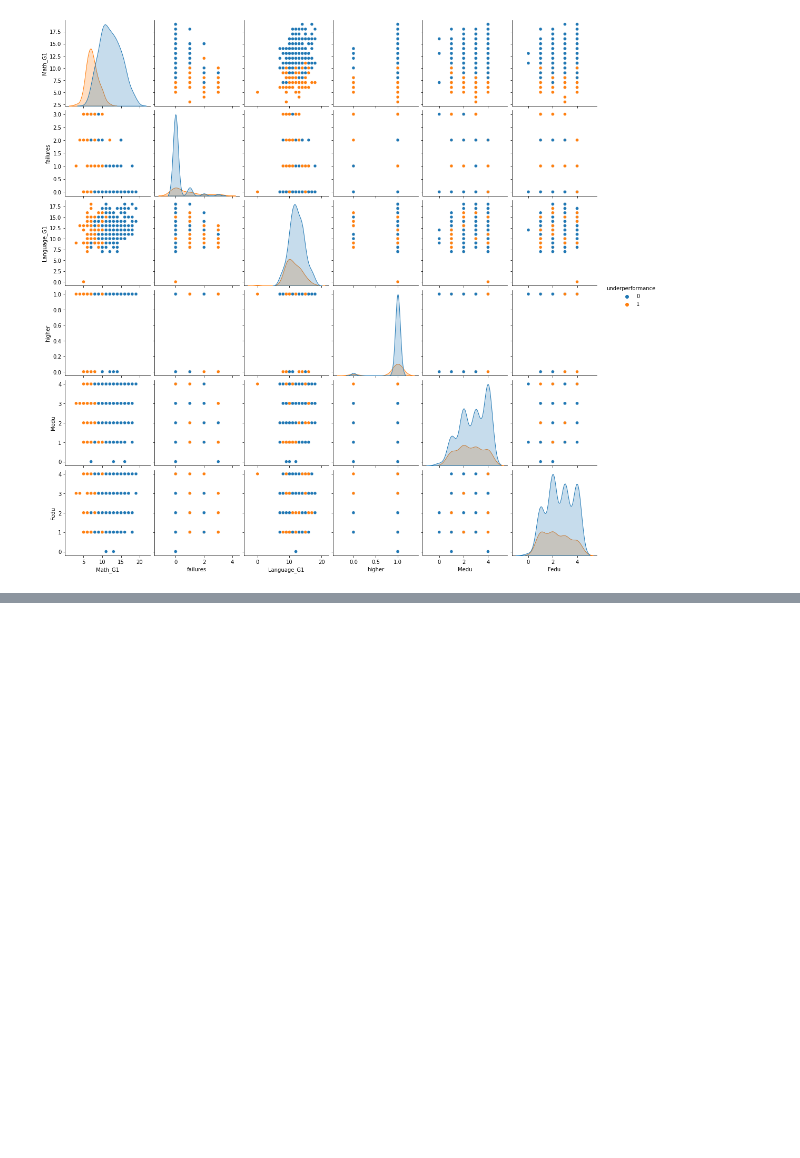
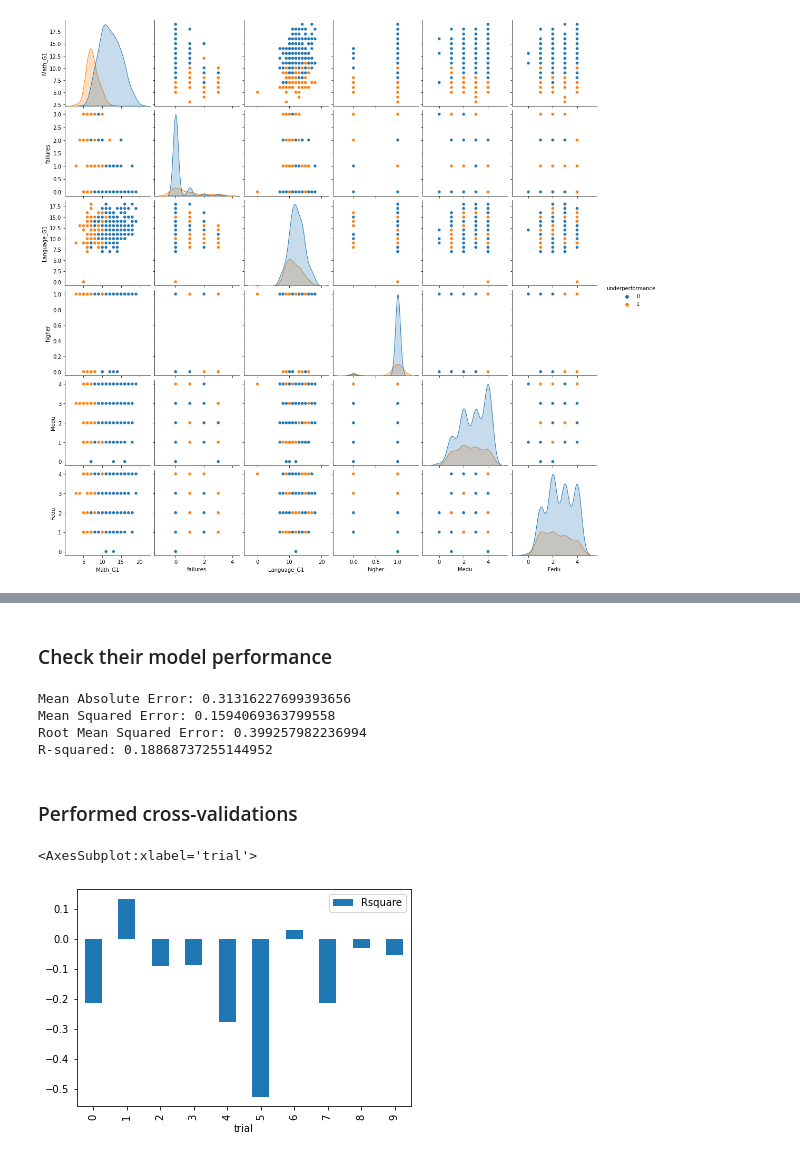
Before and after one commit to sethjmarcus/381-Data-Analytics, a Jupyter notebook: Notebooks/FinalProject_Spring2021(1).ipynb, the cells around one changed output, grey strips where cells are left out. Saved outputs shown, nothing was run; the diff lists cells and outputs as text; code cells hidden in the pictures; blank space fills up the shorter version.

Commit message:
Started Modelling

```diff
--- a/Notebooks/FinalProject_Spring2021(1).ipynb
+++ b/Notebooks/FinalProject_Spring2021(1).ipynb
@@ -288,0 +298,12 @@ sns.pairplot(df_temp, hue='underperformance')
+# %%
+#create an abs_scaler object
+abs_scaler = MaxAbsScaler()
+# calculate the maximum absolute value for scaling the data using the fit method
+abs_scaler.fit(df)
+# the maximum absolute values calculated by the fit method
+abs_scaler.max_abs_
+# transform the data using the parameters calculated by the fit method (the maximum absolute values)
+scaled_data = abs_scaler.transform(df)
+# store the results in a data frame
+df_scaled = pd.DataFrame(scaled_data, columns=df.columns)
+# df = df_scaled
@@ -292,4 +316,38 @@ sns.pairplot(df_temp, hue='underperformance')
 # %%
-X = df.loc[:, df.columns != 'underperformance'].to_numpy()
-Y = df['underperformance'].to_numpy()
-X_train, X_test, Y_train, Y_test = train_test_split(X, Y, test_size=0.2, random_state=0)
+XArray = df[df.columns.difference(['Math_G1', 'Language_G1', 'underperformance'])].values
+YArray = df['underperformance'].values
+X = XArray.reshape(-1, 36)
+Y = YArray.reshape(-1,1)
+X_train, X_test, Y_train, Y_test = train_test_split(XArray, Y, test_size=0.2, random_state=0)
+# %%
+model = LinearRegression()
+model.fit(X_train, Y_train)
+Y_pred = model.predict(X_test)
+# %% [markdown]
+### Check their model performance
+# %%
+print('Mean Absolute Error:', metrics.mean_absolute_error(Y_test, Y_pred))
+print('Mean Squared Error:', metrics.mean_squared_error(Y_test, Y_pred))
+print('Root Mean Squared Error:', np.sqrt(metrics.mean_squared_error(Y_test, Y_pred)))
+print('R-squared:', metrics.r2_score(Y_test, Y_pred))
+# %% [output]
+Mean Absolute Error: 0.31316227699393656
+Mean Squared Error: 0.1594069363799558
+Root Mean Squared Error: 0.399257982236994
+R-squared: 0.18868737255144952
+# %% [markdown]
+### Performed cross-validations
+# %%
+rsquare = []
+for i in range(10):
+    X_train, X_test, Y_train, Y_test = train_test_split(X, Y, test_size=0.2, random_state = random.randint(1,1000))
+    model = LinearRegression()
+    model.fit(X_train, Y_train)
+    Y_pred = model.predict(X_test)
+    rsquare.append(metrics.r2_score(Y_test, Y_pred))
+
+rdf = pd.DataFrame( {'trial': range(10), 'Rsquare': rsquare})
+rdf.plot.bar(x='trial', y='Rsquare')
+# %% [output]
+<AxesSubplot:xlabel='trial'>
+[figure, added]
```
Also changed, not shown: parts of 11 cells of this notebook.
